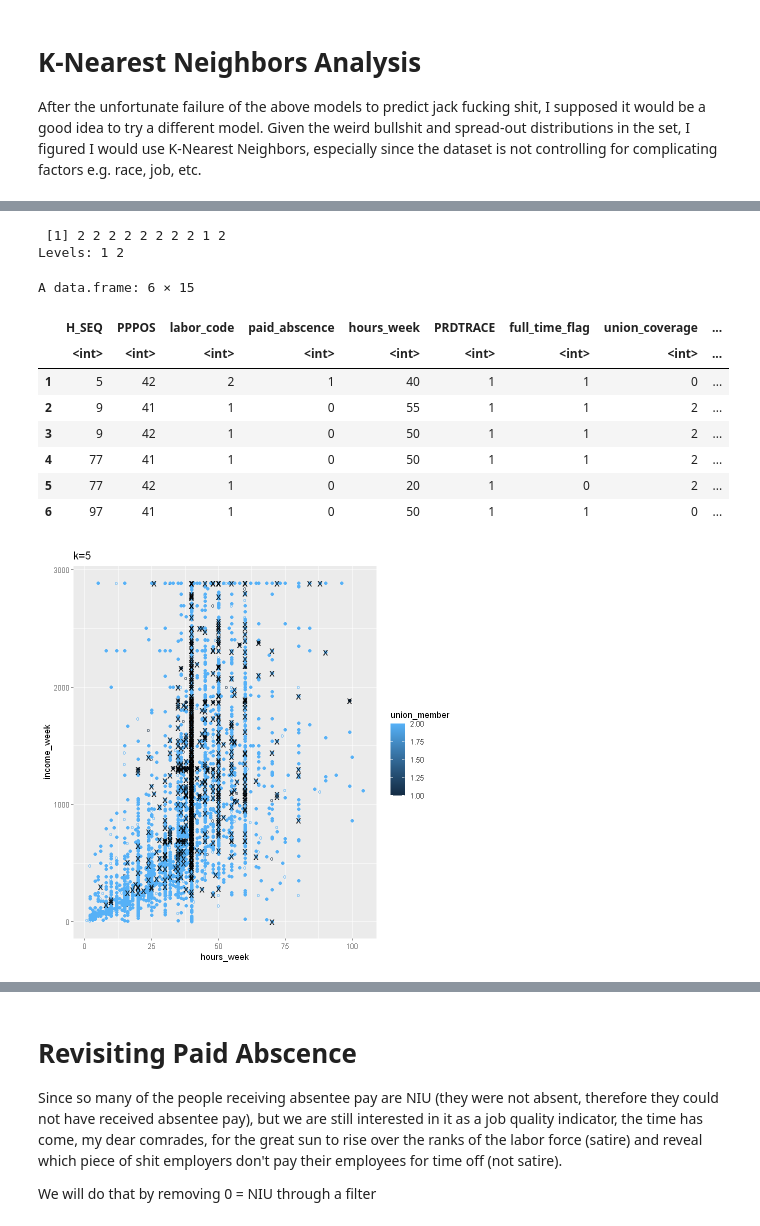
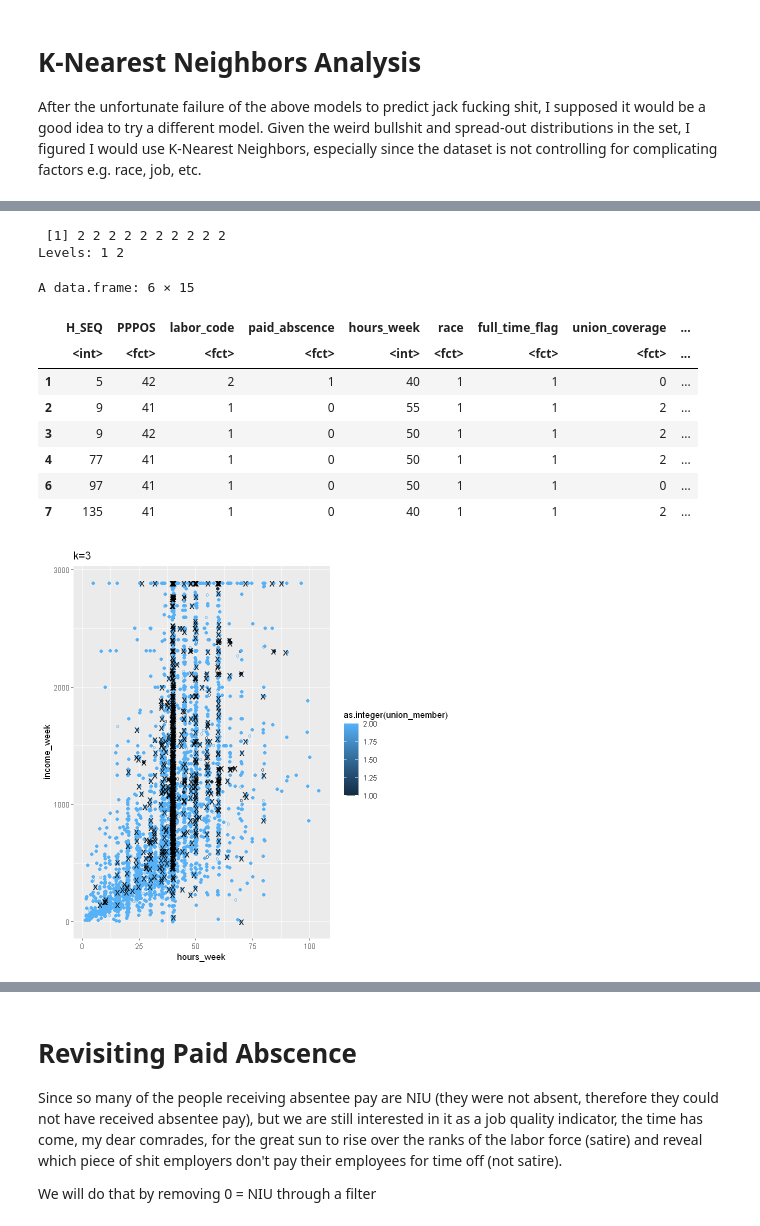
Before and after one commit to alapadat/DPSN_FinalProject_Repository, a Jupyter notebook: LAPADAT_DSPN_S23_FinalProject.ipynb, the cells around one changed output, grey strips where cells are left out. Saved outputs shown, nothing was run; the diff lists cells and outputs as text; code cells hidden in the pictures.

```diff
--- a/LAPADAT_DSPN_S23_FinalProject.ipynb
+++ b/LAPADAT_DSPN_S23_FinalProject.ipynb
@@ -787,4 +762,7 @@ pp.job_qual <- pp.job_qual %>%
                "full_time_flag" = "A_FTLF",
               "hours_week" = "PEHRUSLT",
               "paid_abscence" = "A_PAYABS",
-              "labor_code" = "PEMLR")
+              "labor_code" = "PEMLR",
+              "gender_binary" = "A_SEX",
+              "education_level" = "A_HGA",
+              "race" = "PRDTRACE")
@@ -790,0 +794,10 @@ pp.job_qual <- pp.job_qual %>%
+# %%
+# CODING FACTORS
+dim(pp.job_qual)
+pp.job_qual_2 <- pp.job_qual
+
+col_names <- sapply(pp.job_qual_2, function(col) length(unique(col)) < 30)
+pp.job_qual_2[ , col_names] <- lapply(pp.job_qual_2[ , col_names] , factor)
+
+summary(pp.job_qual_2)
+dim(pp.job_qual_2)
@@ -791,5 +824,7 @@ pp.job_qual <- pp.job_qual %>%
 # %%
-head(pp.job_qual, 0)
-melt.cor.jobqual <- melt(cor(pp.job_qual)) # take cor, return melted cor
+pp.for.cor  <- pp.job_qual_2 %>%
+    select(hours_week, income_week)
+
+melt.cor.jobqual <- melt(cor(pp.for.cor)) # take cor, return melted cor
 quick_correlation_table(melt.cor.jobqual, "Correlation Table of Starting Variables")
 # %% [output]
@@ -1223,49 +1187,51 @@ train.spec  <- train$union_member
 test.preds <- cbind(test$hours_week, test$income_week)
 
 #run knn
-test.spec.knn <- knn(train.preds, test.preds, train.spec, k = 5)
+test.spec.knn <- knn(train.preds, test.preds, train.spec, k = 3)
 
 #print first 10 test specifications
 test.spec.knn[1:10]
 # %% [output]
- [1] 2 2 2 2 2 2 2 2 1 2
+ [1] 2 2 2 2 2 2 2 2 2 2
 Levels: 1 2
 # %%
 # new variable for each observation's predicted species.
 test$union_member_pred <- test$union_member
 
 head(test)
 
 # add the KNN predictions for test obs to dataset.
 test$union_member_pred <- test.spec.knn
 
 test$union_member_pred  <- as.integer(test$union_member_pred)
 
 # in which cases does the observed Species equal the predicted?
 test$KNN_correct <- test$union_member == test$union_member_pred
 
+#summary(test)
+
 # Plot
-ggplot(train,aes(x=hours_week,y=income_week,col=union_member)) +
+ggplot(train,aes(x=hours_week,y=income_week,col=as.integer(union_member))) +
     # Base layer to show training points:
-    geom_point(size=2,shape="o") +
+    geom_jitter(size=2,shape="o") +
     # Next layer shows test points' KNN classifications:
-     geom_point(data=test,
-                aes(x=hours_week,y=income_week, col=union_member_pred)) +
-#     # draw "x" over wrong ones.
-    geom_point(data=test[which(!test$KNN_correct),],
+     geom_jitter(data=test,
+                aes(x=hours_week,y=income_week, col= union_member_pred)) +
+    # draw "x" over wrong ones.
+    geom_jitter(data=test[which(!test$KNN_correct),],
                aes(x=hours_week,y=income_week),shape="x",col="black",size=4) +
-     ggtitle("k=5")
+     ggtitle("k=3")
 # %% [output]
 A data.frame: 6 × 15
-|  | H_SEQ | PPPOS | labor_code | paid_abscence | hours_week | PRDTRACE | full_time_flag | union_coverage | ... |
-|  | <int> | <int> | <int> | <int> | <int> | <int> | <int> | <int> | ... |
+|  | H_SEQ | PPPOS | labor_code | paid_abscence | hours_week | race | full_time_flag | union_coverage | ... |
+|  | <int> | <fct> | <fct> | <fct> | <int> | <fct> | <fct> | <fct> | ... |
 | 1 | 5 | 42 | 2 | 1 | 40 | 1 | 1 | 0 | ... |
 | 2 | 9 | 41 | 1 | 0 | 55 | 1 | 1 | 2 | ... |
 | 3 | 9 | 42 | 1 | 0 | 50 | 1 | 1 | 2 | ... |
 | 4 | 77 | 41 | 1 | 0 | 50 | 1 | 1 | 2 | ... |
-| 5 | 77 | 42 | 1 | 0 | 20 | 1 | 0 | 2 | ... |
 | 6 | 97 | 41 | 1 | 0 | 50 | 1 | 1 | 0 | ... |
+| 7 | 135 | 41 | 1 | 0 | 40 | 1 | 1 | 2 | ... |
-[figure, old version]
+[figure, new version]
 # %%
 confusion_df <- data.frame(predicted = test.spec.knn, actual = test$union_member)
 table(confusion_df)
```
Also changed, not shown: parts of 128 cells of this notebook, 2 other files.
